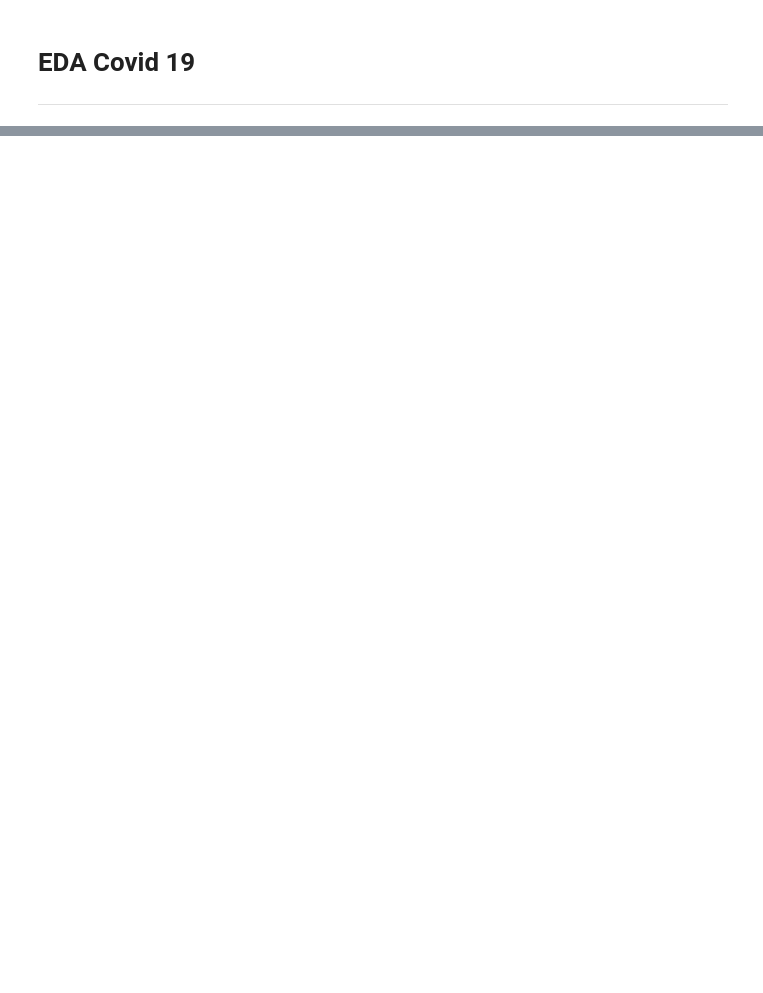
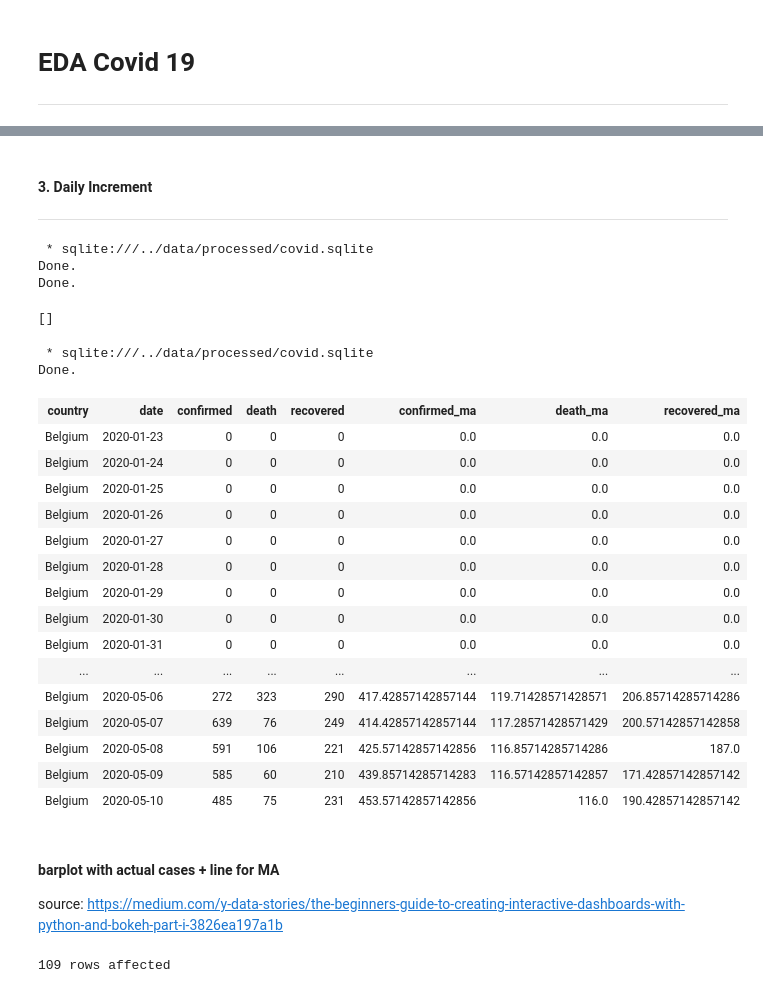
Before and after one commit to gvpamelen/covid19, a Jupyter notebook: notebooks/EDA.ipynb, the cells around one changed output, grey strips where cells are left out. Saved outputs shown, nothing was run; the diff lists cells and outputs as text; code cells hidden in the pictures; blank space fills up the shorter version.

```diff
--- a/notebooks/EDA.ipynb
+++ b/notebooks/EDA.ipynb
@@ -42,0 +158,66 @@ Done.
+# %% [markdown]
+#### 3. Daily Increment
+***
+# %%
+%%sql
+DROP TABLE IF EXISTS daily_stats;
+
+CREATE TABLE daily_stats AS
+SELECT
+    country,
+    DATE(date) AS date,
+    conf_today - conf_yesterday AS confirmed,
+    death_today - death_yesterday AS death,
+    recov_today - recov_yesterday AS recovered,
+    AVG(conf_today - conf_yesterday) OVER (PARTITION BY country ORDER BY date ROWS BETWEEN 6 PRECEDING AND CURRENT ROW) AS confirmed_ma,
+    AVG(death_today - death_yesterday) OVER (PARTITION BY country ORDER BY date ROWS BETWEEN 6 PRECEDING AND CURRENT ROW) AS death_ma,
+    AVG(recov_today - recov_yesterday) OVER (PARTITION BY country ORDER BY date ROWS BETWEEN 6 PRECEDING AND CURRENT ROW) AS recovered_ma
+FROM (
+    SELECT
+        today.country,
+        today.date,
+        today.confirmed AS conf_today,
+        today.death AS death_today,
+        today.recovered AS recov_today,
+        yesterday.confirmed AS conf_yesterday,
+        yesterday.death AS death_yesterday,
+        yesterday.recovered AS recov_yesterday
+    FROM stats AS today
+    JOIN stats AS yesterday
+        WHERE today.country = yesterday.country AND DATE(yesterday.date) = DATE(today.date,'-1 day')) sub;
+# %% [output]
+ * sqlite:///../data/processed/covid.sqlite
+Done.
+Done.
+[]
+# %%
+%%sql
+SELECT *
+FROM daily_stats
+WHERE country = 'Belgium';
+# %% [output]
+ * sqlite:///../data/processed/covid.sqlite
+Done.
+| country | date | confirmed | death | recovered | confirmed_ma | death_ma | recovered_ma |
+| Belgium | 2020-01-23 | 0 | 0 | 0 | 0.0 | 0.0 | 0.0 |
+| Belgium | 2020-01-24 | 0 | 0 | 0 | 0.0 | 0.0 | 0.0 |
+| Belgium | 2020-01-25 | 0 | 0 | 0 | 0.0 | 0.0 | 0.0 |
+| Belgium | 2020-01-26 | 0 | 0 | 0 | 0.0 | 0.0 | 0.0 |
+| Belgium | 2020-01-27 | 0 | 0 | 0 | 0.0 | 0.0 | 0.0 |
+| Belgium | 2020-01-28 | 0 | 0 | 0 | 0.0 | 0.0 | 0.0 |
+| Belgium | 2020-01-29 | 0 | 0 | 0 | 0.0 | 0.0 | 0.0 |
+| Belgium | 2020-01-30 | 0 | 0 | 0 | 0.0 | 0.0 | 0.0 |
+| Belgium | 2020-01-31 | 0 | 0 | 0 | 0.0 | 0.0 | 0.0 |
+| ... | ... | ... | ... | ... | ... | ... | ... |
+| Belgium | 2020-05-06 | 272 | 323 | 290 | 417.42857142857144 | 119.71428571428571 | 206.85714285714286 |
+| Belgium | 2020-05-07 | 639 | 76 | 249 | 414.42857142857144 | 117.28571428571429 | 200.57142857142858 |
+| Belgium | 2020-05-08 | 591 | 106 | 221 | 425.57142857142856 | 116.85714285714286 | 187.0 |
+| Belgium | 2020-05-09 | 585 | 60 | 210 | 439.85714285714283 | 116.57142857142857 | 171.42857142857142 |
+| Belgium | 2020-05-10 | 485 | 75 | 231 | 453.57142857142856 | 116.0 | 190.42857142857142 |
+# %% [markdown]
+#### barplot with actual cases + line for MA
+source: https://medium.com/y-data-stories/the-beginners-guide-to-creating-interactive-dashboards-with-python-and-bokeh-part-i-3826ea197a1b
+# %%
+res = qdb.get_daily_stats_country('United States')
+# %% [output]
+109 rows affected
```
Also changed, not shown: parts of 22 cells of this notebook, 2 other files.
